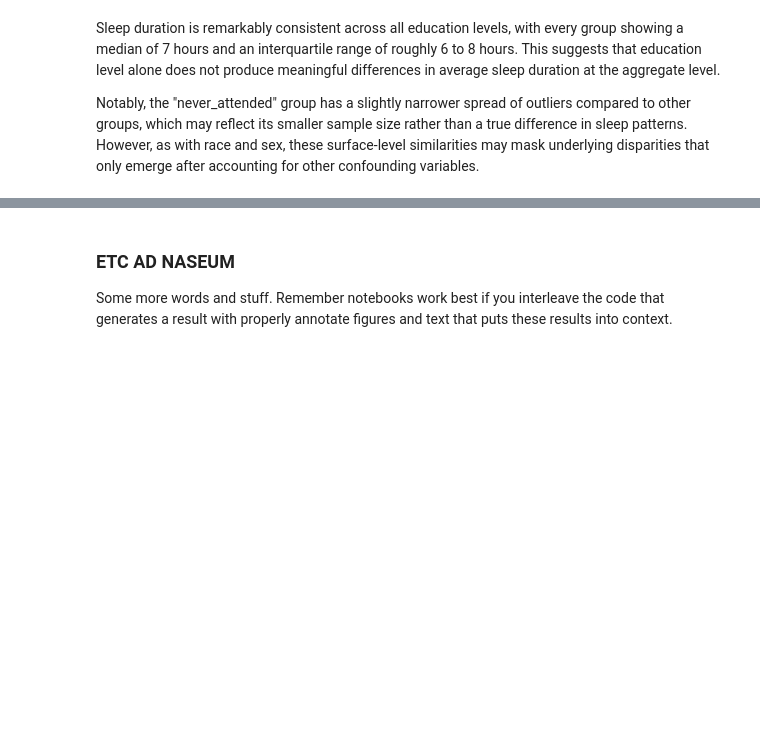
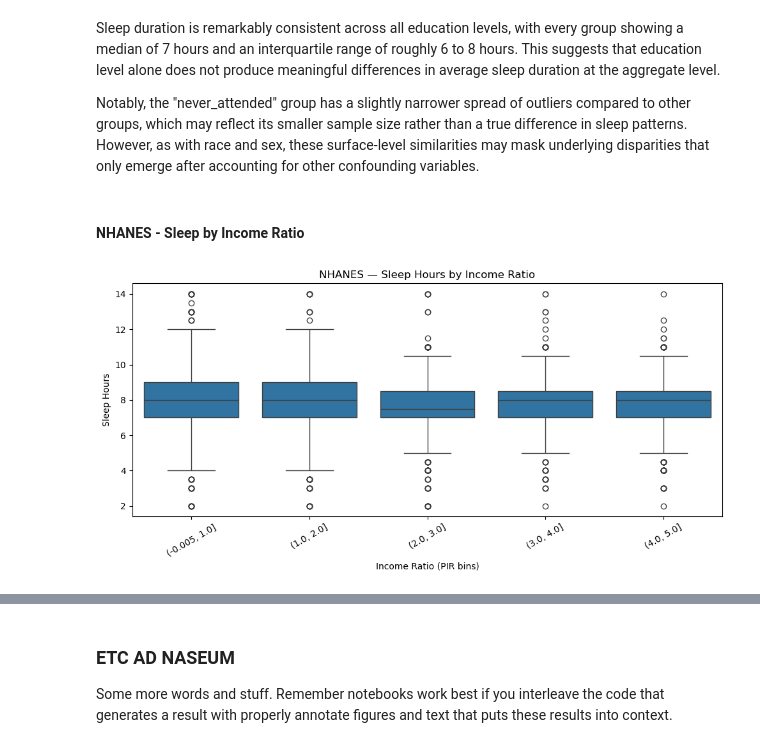
Before and after one commit to COGS108/Group150_WI26, a Jupyter notebook: 03-FinalProject.ipynb, the cells around one changed output, grey strips where cells are left out. Saved outputs shown, nothing was run; the diff lists cells and outputs as text; code cells hidden in the pictures; blank space fills up the shorter version.

```diff
--- a/03-FinalProject.ipynb
+++ b/03-FinalProject.ipynb
@@ -887,3 +887,21 @@ plt.show()
 Sleep duration is remarkably consistent across all education levels, with every group showing a median of 7 hours and an interquartile range of roughly 6 to 8 hours. This suggests that education level alone does not produce meaningful differences in average sleep duration at the aggregate level.
 
 Notably, the "never_attended" group has a slightly narrower spread of outliers compared to other groups, which may reflect its smaller sample size rather than a true difference in sleep patterns. However, as with race and sex, these surface-level similarities may mask underlying disparities that only emerge after accounting for other confounding variables.
+# %% [markdown]
+#### NHANES - Sleep by Income Ratio
+# %%
+df1["income_bin"] = pd.cut(df1["income_ratio"], bins=5)
+
+plt.figure(figsize=(10, 5))
+
+sns.boxplot(x="income_bin", y="sleep_hours", data=df1)
+
+plt.xlabel("Income Ratio (PIR bins)")
+plt.ylabel("Sleep Hours")
+plt.title("NHANES — Sleep Hours by Income Ratio")
+
+plt.xticks(rotation=30)
+plt.tight_layout()
+plt.show()
+# %% [output]
+[figure, added]
```
Also changed, not shown: parts of 10 cells of this notebook.
